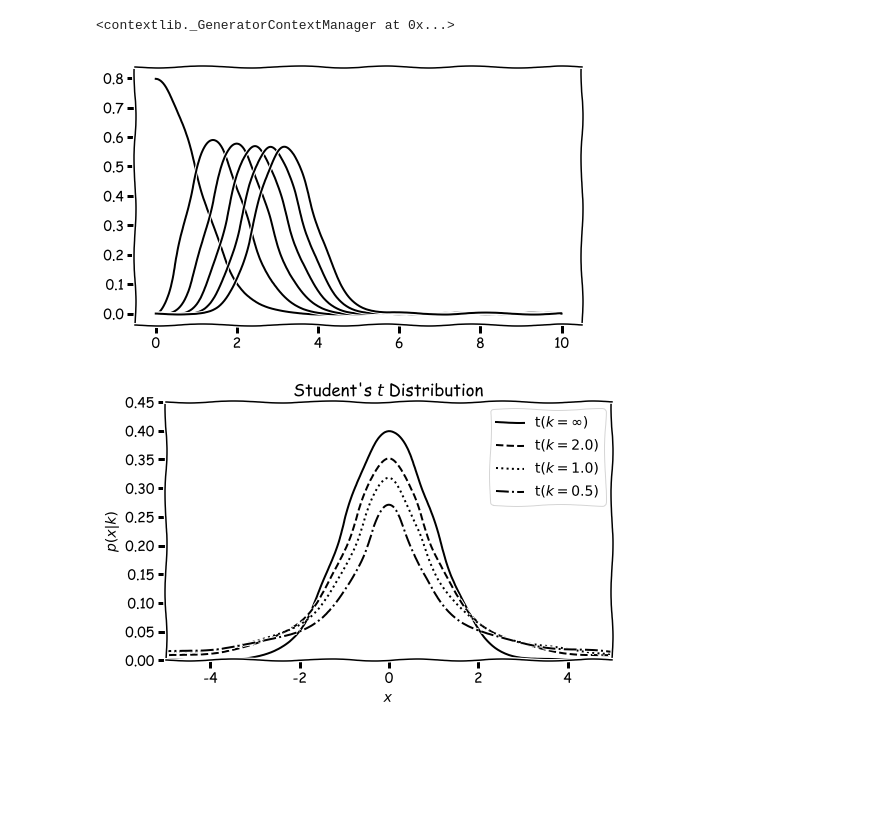
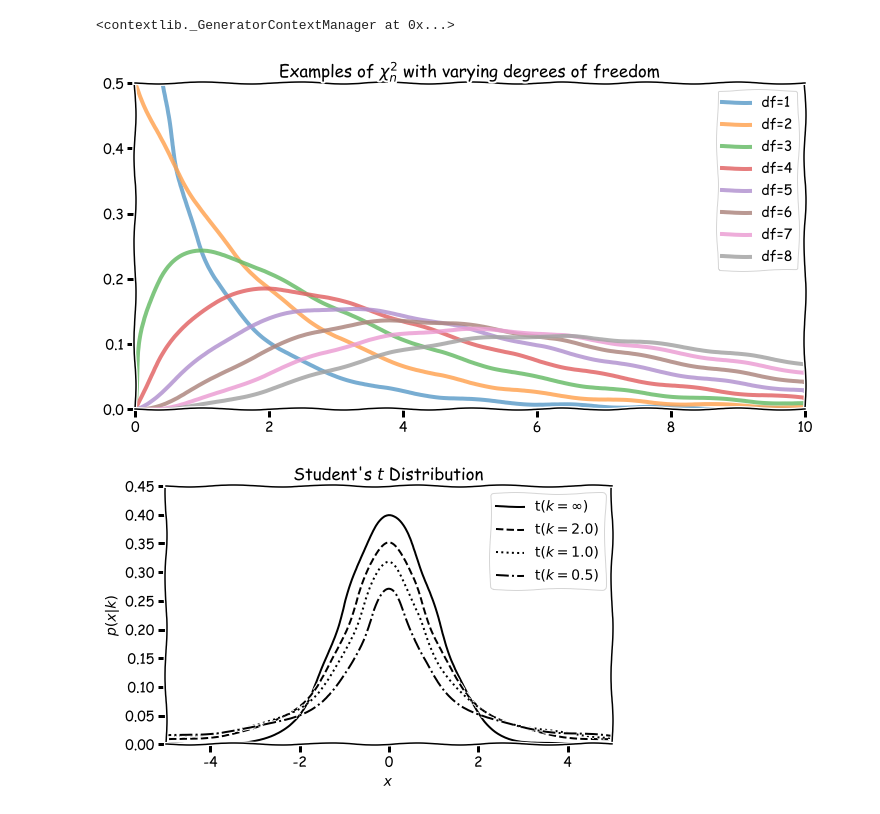
Before and after one commit to buruzaemon/stats-110, a Jupyter notebook: Lecture_30.ipynb, the cells around one changed output. Drawn from its saved outputs; the diff is of its cells as text; code cells hidden in the pictures; blank space fills up the shorter version.

```diff
--- a/Lecture_30.ipynb
+++ b/Lecture_30.ipynb
@@ -12,51 +12,51 @@ from scipy.stats import chi, t
 plt.xkcd()
 # %% [output]
 <contextlib._GeneratorContextManager at 0x...>
+# %%
+ddof_values = [1,2,3,4,5,6,7,8]
+x = np.linspace(0, 10, 1000)
+
+# plot the distributions
+fig, ax = plt.subplots(figsize=(12, 6))
+
+for d in ddof_values:
+    ax.plot(x, chi2.pdf(x, d), lw=4, alpha=0.6, label='df={}'.format(d))
+
+plt.xlim((0,10.0))
+plt.ylim((0,0.5))
+plt.legend()
+ax.title.set_text('Examples of $\chi^2_n$ with varying degrees of freedom')
+plt.show()
+# %% [output]
+[figure, added]
 # %%
-k_values = [1,3,5,7,9,11]
-x = np.linspace(0, 10, 1000)
+mu = 0
+k_values = [1E10, 2, 1, 0.5]
+linestyles = ['-', '--', ':', '-.']
+x = np.linspace(-10, 10, 1000)
 
+#------------------------------------------------------------
 # plot the distributions
 fig, ax = plt.subplots(figsize=(8, 4.75))
-dist = chi(x)
 
-for k in k_values:
-    dist = chi(k, 0)
+for k, ls in zip(k_values, linestyles):
+    dist = t(k, 0)
 
-    plt.plot(x, dist.pdf(x), c='black')
+    if k >= 1E10:
+        label = r'$\mathrm{t}(k=\infty)$'
+    else:
+        label = r'$\mathrm{t}(k=%.1f)$' % k
+
+    ax.plot(x, dist.pdf(x), ls=ls, c='black', label=label)
+
+plt.xlim(-5, 5)
+plt.ylim(0.0, 0.45)
+
+plt.xlabel('$x$')
+plt.ylabel(r'$p(x|k)$')
+plt.title("Student's $t$ Distribution")
 
 plt.legend()
 plt.show()
 # %% [output]
-[figure, old version]
+[figure, new version]
-# %%
-mu = 0
-k_values = [1E10, 2, 1, 0.5]
-linestyles = ['-', '--', ':', '-.']
-x = np.linspace(-10, 10, 1000)
-
-#------------------------------------------------------------
-# plot the distributions
-fig, ax = plt.subplots(figsize=(8, 4.75))
-
-for k, ls in zip(k_values, linestyles):
-    dist = t(k, 0)
-
-    if k >= 1E10:
-        label = r'$\mathrm{t}(k=\infty)$'
-    else:
-        label = r'$\mathrm{t}(k=%.1f)$' % k
-
-    plt.plot(x, dist.pdf(x), ls=ls, c='black', label=label)
-
-plt.xlim(-5, 5)
-plt.ylim(0.0, 0.45)
-
-plt.xlabel('$x$')
-plt.ylabel(r'$p(x|k)$')
-plt.title("Student's $t$ Distribution")
-
-plt.legend()
-plt.show()
-# %% [output]
-[figure, removed]
```
Also changed, not shown: parts of 1 cell of this notebook, 1 other file.
